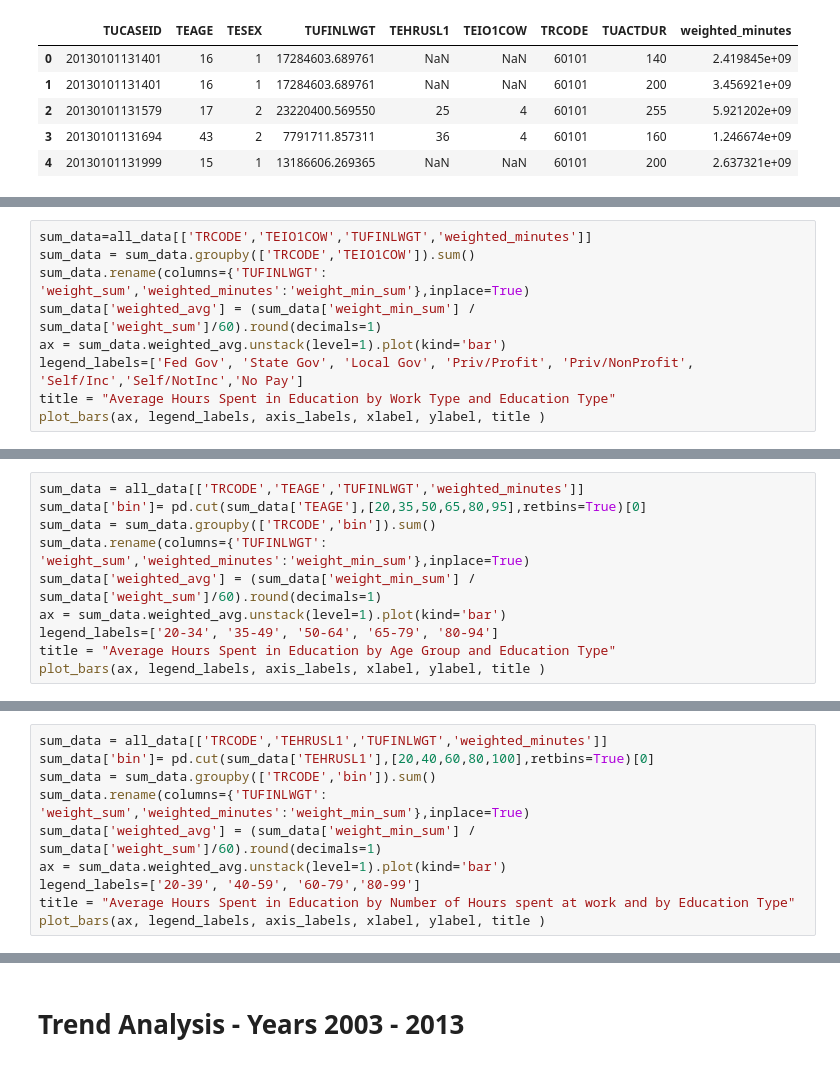
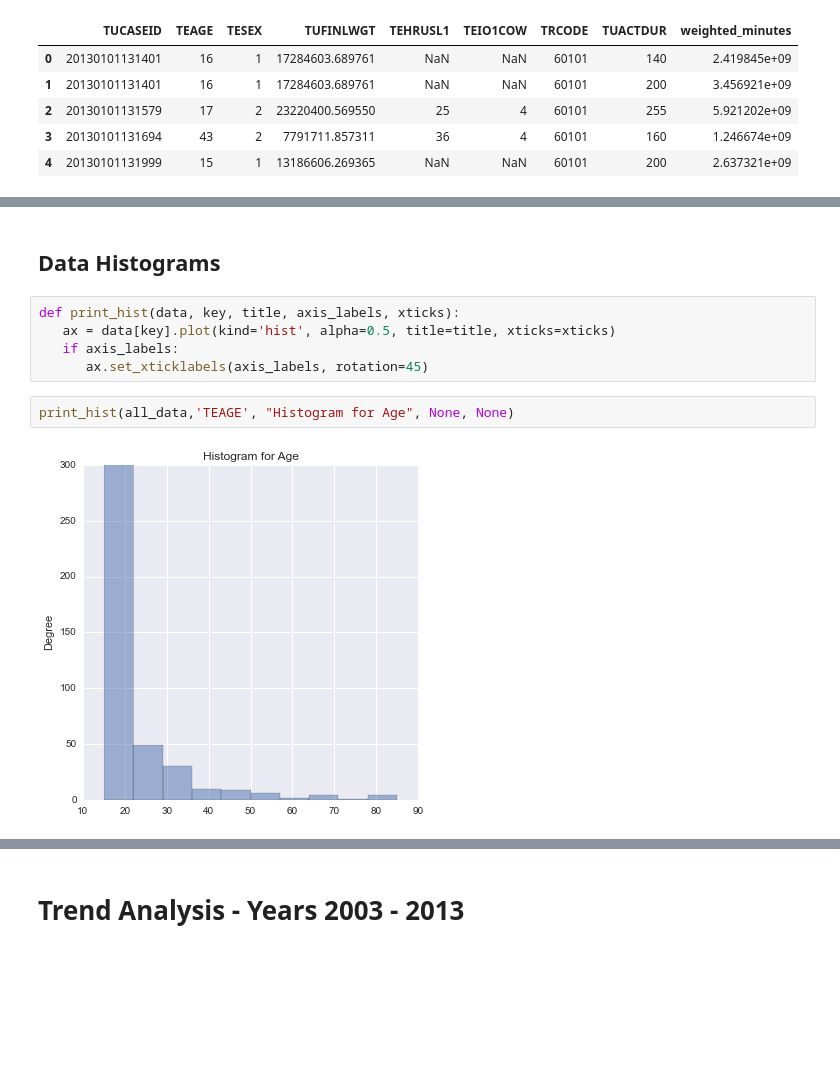
Before and after one commit to tiyd-python-2015-01/atus-analysis, a Jupyter notebook: education.ipynb, the cells around one changed output, grey strips where cells are left out. Drawn from its saved outputs; the diff is of its cells as text; blank space fills up the shorter version.

```diff
--- a/education.ipynb
+++ b/education.ipynb
@@ -229,9 +177,0 @@ plot_bars(ax, legend_labels, axis_labels, xlabel, ylabel, title )
-# %%
-sum_data=all_data[['TRCODE','TEIO1COW','TUFINLWGT','weighted_minutes']]
-sum_data = sum_data.groupby(['TRCODE','TEIO1COW']).sum()
-sum_data.rename(columns={'TUFINLWGT': 'weight_sum','weighted_minutes':'weight_min_sum'},inplace=True)
-sum_data['weighted_avg'] = (sum_data['weight_min_sum'] / sum_data['weight_sum']/60).round(decimals=1)
-ax = sum_data.weighted_avg.unstack(level=1).plot(kind='bar')
-legend_labels=['Fed Gov', 'State Gov', 'Local Gov', 'Priv/Profit', 'Priv/NonProfit', 'Self/Inc','Self/NotInc','No Pay']
-title = "Average Hours Spent in Education by Work Type and Education Type"
-plot_bars(ax, legend_labels, axis_labels, xlabel, ylabel, title )
@@ -242,10 +177,0 @@ plot_bars(ax, legend_labels, axis_labels, xlabel, ylabel, title )
-# %%
-sum_data = all_data[['TRCODE','TEAGE','TUFINLWGT','weighted_minutes']]
-sum_data['bin']= pd.cut(sum_data['TEAGE'],[20,35,50,65,80,95],retbins=True)[0]
-sum_data = sum_data.groupby(['TRCODE','bin']).sum()
-sum_data.rename(columns={'TUFINLWGT': 'weight_sum','weighted_minutes':'weight_min_sum'},inplace=True)
-sum_data['weighted_avg'] = (sum_data['weight_min_sum'] / sum_data['weight_sum']/60).round(decimals=1)
-ax = sum_data.weighted_avg.unstack(level=1).plot(kind='bar')
-legend_labels=['20-34', '35-49', '50-64', '65-79', '80-94']
-title = "Average Hours Spent in Education by Age Group and Education Type"
-plot_bars(ax, legend_labels, axis_labels, xlabel, ylabel, title )
@@ -256,10 +177,0 @@ plot_bars(ax, legend_labels, axis_labels, xlabel, ylabel, title )
-# %%
-sum_data = all_data[['TRCODE','TEHRUSL1','TUFINLWGT','weighted_minutes']]
-sum_data['bin']= pd.cut(sum_data['TEHRUSL1'],[20,40,60,80,100],retbins=True)[0]
-sum_data = sum_data.groupby(['TRCODE','bin']).sum()
-sum_data.rename(columns={'TUFINLWGT': 'weight_sum','weighted_minutes':'weight_min_sum'},inplace=True)
-sum_data['weighted_avg'] = (sum_data['weight_min_sum'] / sum_data['weight_sum']/60).round(decimals=1)
-ax = sum_data.weighted_avg.unstack(level=1).plot(kind='bar')
-legend_labels=['20-39', '40-59', '60-79','80-99']
-title = "Average Hours Spent in Education by Number of Hours spent at work and by Education Type"
-plot_bars(ax, legend_labels, axis_labels, xlabel, ylabel, title )
@@ -267,0 +178,11 @@ plot_bars(ax, legend_labels, axis_labels, xlabel, ylabel, title )
+# %% [markdown]
+## Data Histograms
+# %%
+def print_hist(data, key, title, axis_labels, xticks):
+   ax = data[key].plot(kind='hist', alpha=0.5, title=title, xticks=xticks)
+   if axis_labels:
+      ax.set_xticklabels(axis_labels, rotation=45)
+# %%
+print_hist(all_data,'TEAGE', "Histogram for Age", None, None)
+# %% [output]
+[figure, added]
```
Also changed, not shown: parts of 71 cells of this notebook.
